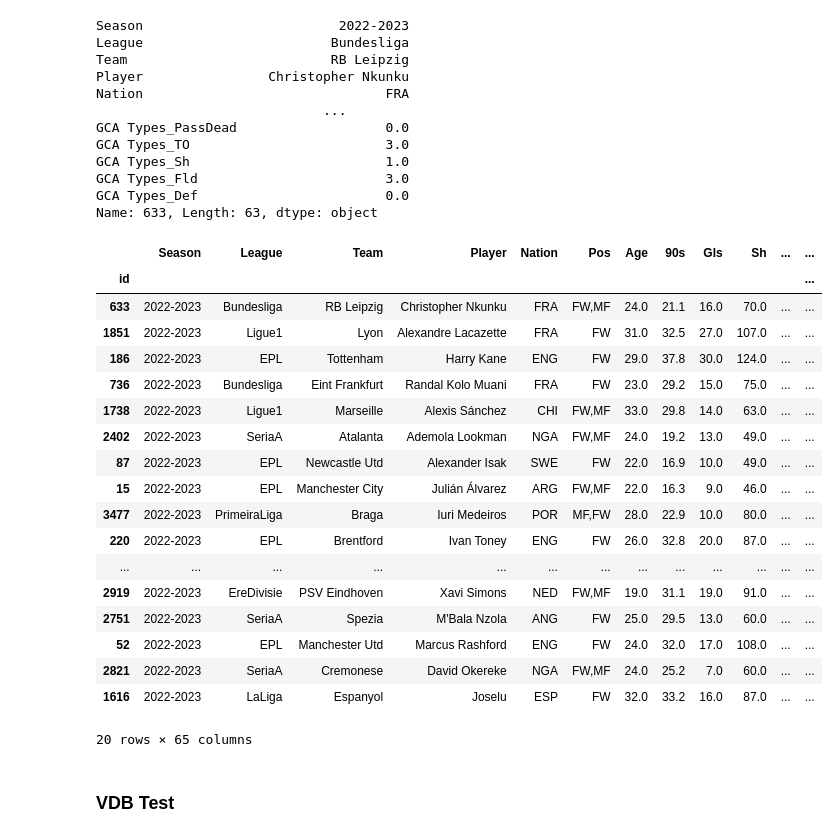
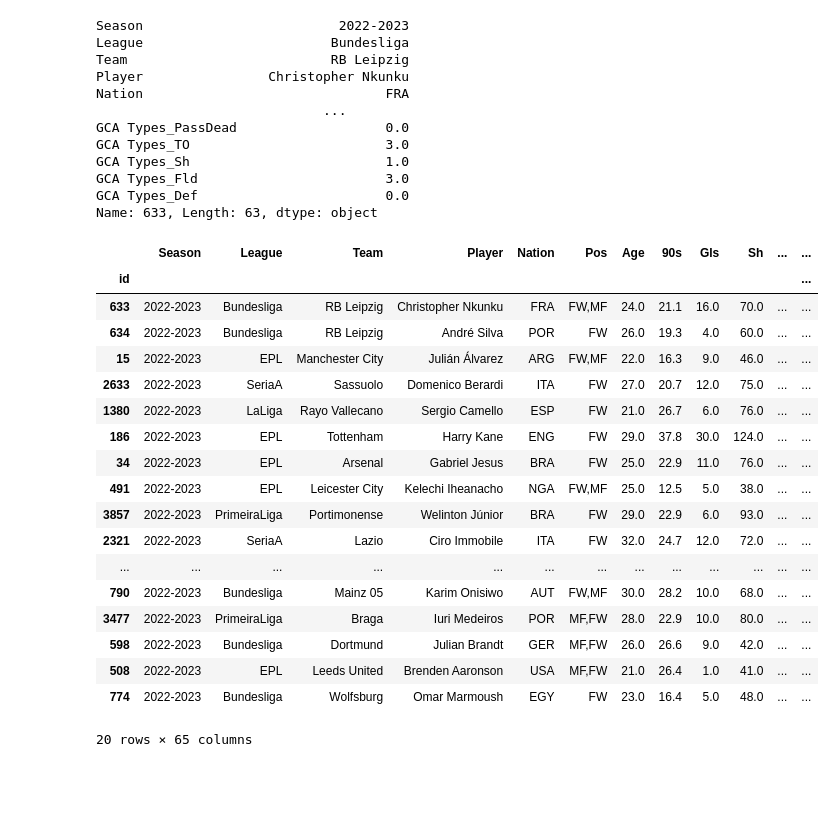
Before and after one commit to allorenz/football-player-similarity, a Jupyter notebook: src/vector_database_fbref.ipynb, the cells around one changed output. Saved outputs shown, nothing was run; the diff lists cells and outputs as text; code cells hidden in the pictures; blank space fills up the shorter version.

```diff
--- a/src/vector_database_fbref.ipynb
+++ b/src/vector_database_fbref.ipynb
@@ -60,7 +60,7 @@ query_player = target_embedding
 
 results = collection.query(
     query_embeddings=query_player,
-    n_results=20
+    n_results=200
 )
 
 query_idx = list(results.get('ids')[0])
@@ -158,7 +158,7 @@ query_player = target_embedding
 
 results = collection.query(
     query_embeddings=query_player,
-    n_results=20
+    n_results=200
 )
 
 query_idx = list(results.get('ids')[0])
@@ -269,47 +269,47 @@ Name: 633, Length: 63, dtype: object
 # %%
 query_player = target_embedding
 
 results = collection.query(
     query_embeddings=query_player,
-    n_results=20
+    n_results=200
 )
 
 query_idx = list(results.get('ids')[0])
 
 distances = results['distances'][0]
 similarity_percentage = []
 for dist in distances:
     similarity_percentage.append((1 - dist) * 100)
 
 result_dic = {
     'id' : query_idx,
     'similarity percentage' : similarity_percentage,
     'similarity' : distances
 }
 result_df = pd.DataFrame.from_dict(result_dic)
 result_df
 result_df['id'] = result_df['id'].astype(int)
 result_df = result_df.set_index('id')
 
 merged_data = pd.merge(df, result_df, left_index=True, right_index=True, how='right')
 merged_data.sort_values('similarity',ascending=True)[:20]
 # %% [output]
 |  | Season | League | Team | Player | Nation | Pos | Age | 90s | Gls | Sh | ... | ... |
 | id |  |  |  |  |  |  |  |  |  |  |  | ... |
 | 633 | 2022-2023 | Bundesliga | RB Leipzig | Christopher Nkunku | FRA | FW,MF | 24.0 | 21.1 | 16.0 | 70.0 | ... | ... |
-| 1851 | 2022-2023 | Ligue1 | Lyon | Alexandre Lacazette | FRA | FW | 31.0 | 32.5 | 27.0 | 107.0 | ... | ... |
+| 634 | 2022-2023 | Bundesliga | RB Leipzig | André Silva | POR | FW | 26.0 | 19.3 | 4.0 | 60.0 | ... | ... |
+| 15 | 2022-2023 | EPL | Manchester City | Julián Álvarez | ARG | FW,MF | 22.0 | 16.3 | 9.0 | 46.0 | ... | ... |
+| 2633 | 2022-2023 | SeriaA | Sassuolo | Domenico Berardi | ITA | FW | 27.0 | 20.7 | 12.0 | 75.0 | ... | ... |
+| 1380 | 2022-2023 | LaLiga | Rayo Vallecano | Sergio Camello | ESP | FW | 21.0 | 26.7 | 6.0 | 76.0 | ... | ... |
 | 186 | 2022-2023 | EPL | Tottenham | Harry Kane | ENG | FW | 29.0 | 37.8 | 30.0 | 124.0 | ... | ... |
-| 736 | 2022-2023 | Bundesliga | Eint Frankfurt | Randal Kolo Muani | FRA | FW | 23.0 | 29.2 | 15.0 | 75.0 | ... | ... |
-| 1738 | 2022-2023 | Ligue1 | Marseille | Alexis Sánchez | CHI | FW,MF | 33.0 | 29.8 | 14.0 | 63.0 | ... | ... |
-| 2402 | 2022-2023 | SeriaA | Atalanta | Ademola Lookman | NGA | FW,MF | 24.0 | 19.2 | 13.0 | 49.0 | ... | ... |
-| 87 | 2022-2023 | EPL | Newcastle Utd | Alexander Isak | SWE | FW | 22.0 | 16.9 | 10.0 | 49.0 | ... | ... |
-| 15 | 2022-2023 | EPL | Manchester City | Julián Álvarez | ARG | FW,MF | 22.0 | 16.3 | 9.0 | 46.0 | ... | ... |
+| 34 | 2022-2023 | EPL | Arsenal | Gabriel Jesus | BRA | FW | 25.0 | 22.9 | 11.0 | 76.0 | ... | ... |
+| 491 | 2022-2023 | EPL | Leicester City | Kelechi Iheanacho | NGA | FW,MF | 25.0 | 12.5 | 5.0 | 38.0 | ... | ... |
+| 3857 | 2022-2023 | PrimeiraLiga | Portimonense | Welinton Júnior | BRA | FW | 29.0 | 22.9 | 6.0 | 93.0 | ... | ... |
+| 2321 | 2022-2023 | SeriaA | Lazio | Ciro Immobile | ITA | FW | 32.0 | 24.7 | 12.0 | 72.0 | ... | ... |
+| ... | ... | ... | ... | ... | ... | ... | ... | ... | ... | ... | ... | ... |
+| 790 | 2022-2023 | Bundesliga | Mainz 05 | Karim Onisiwo | AUT | FW,MF | 30.0 | 28.2 | 10.0 | 68.0 | ... | ... |
 | 3477 | 2022-2023 | PrimeiraLiga | Braga | Iuri Medeiros | POR | MF,FW | 28.0 | 22.9 | 10.0 | 80.0 | ... | ... |
-| 220 | 2022-2023 | EPL | Brentford | Ivan Toney | ENG | FW | 26.0 | 32.8 | 20.0 | 87.0 | ... | ... |
-| ... | ... | ... | ... | ... | ... | ... | ... | ... | ... | ... | ... | ... |
-| 2919 | 2022-2023 | EreDivisie | PSV Eindhoven | Xavi Simons | NED | FW,MF | 19.0 | 31.1 | 19.0 | 91.0 | ... | ... |
-| 2751 | 2022-2023 | SeriaA | Spezia | M'Bala Nzola | ANG | FW | 25.0 | 29.5 | 13.0 | 60.0 | ... | ... |
-| 52 | 2022-2023 | EPL | Manchester Utd | Marcus Rashford | ENG | FW | 24.0 | 32.0 | 17.0 | 108.0 | ... | ... |
-| 2821 | 2022-2023 | SeriaA | Cremonese | David Okereke | NGA | FW,MF | 24.0 | 25.2 | 7.0 | 60.0 | ... | ... |
-| 1616 | 2022-2023 | LaLiga | Espanyol | Joselu | ESP | FW | 32.0 | 33.2 | 16.0 | 87.0 | ... | ... |
+| 598 | 2022-2023 | Bundesliga | Dortmund | Julian Brandt | GER | MF,FW | 26.0 | 26.6 | 9.0 | 42.0 | ... | ... |
+| 508 | 2022-2023 | EPL | Leeds United | Brenden Aaronson | USA | MF,FW | 21.0 | 26.4 | 1.0 | 41.0 | ... | ... |
+| 774 | 2022-2023 | Bundesliga | Wolfsburg | Omar Marmoush | EGY | FW | 23.0 | 16.4 | 5.0 | 48.0 | ... | ... |
 20 rows × 65 columns
@@ -323,2 +315,0 @@ df = df1
-# %% [markdown]
-### VDB Test
```
Also changed, not shown: parts of 15 cells of this notebook.
